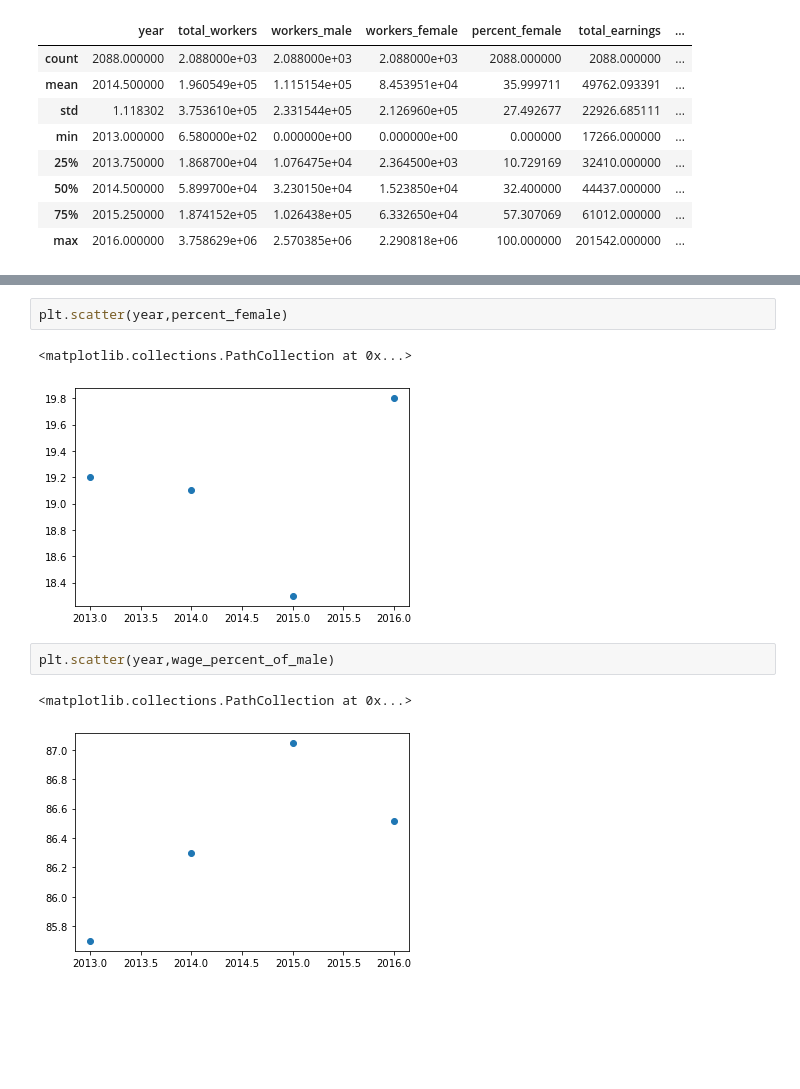
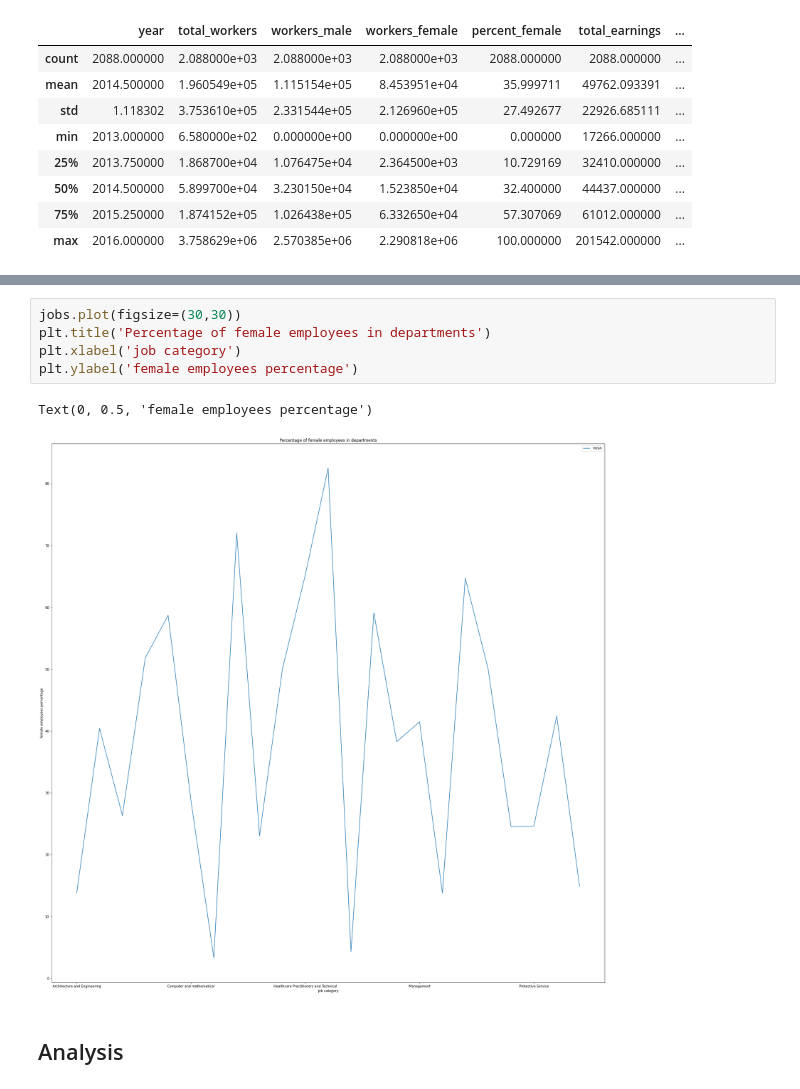
Before and after one commit to Xinyu-Cheng/cs103a-cpa01, a Jupyter notebook: Empolyment_by_gender.ipynb, the cells around one changed output, grey strips where cells are left out. Drawn from its saved outputs; the diff is of its cells as text; blank space fills up the shorter version.

```diff
--- a/Empolyment_by_gender.ipynb
+++ b/Empolyment_by_gender.ipynb
@@ -118,10 +127,10 @@ print(percent_female)
-# %%
-plt.scatter(year,percent_female)
-# %% [output]
-<matplotlib.collections.PathCollection at 0x...>
-[figure, removed]
-# %%
-plt.scatter(year,wage_percent_of_male)
-# %% [output]
-<matplotlib.collections.PathCollection at 0x...>
-[figure, removed]
+# %%
+jobs.plot(figsize=(30,30))
+plt.title('Percentage of female employees in departments')
+plt.xlabel('job category')
+plt.ylabel('female employees percentage')
+# %% [output]
+Text(0, 0.5, 'female employees percentage')
+[figure, added]
+# %% [markdown]
+## Analysis
```
Also changed, not shown: parts of 15 cells of this notebook, 1 other file.
